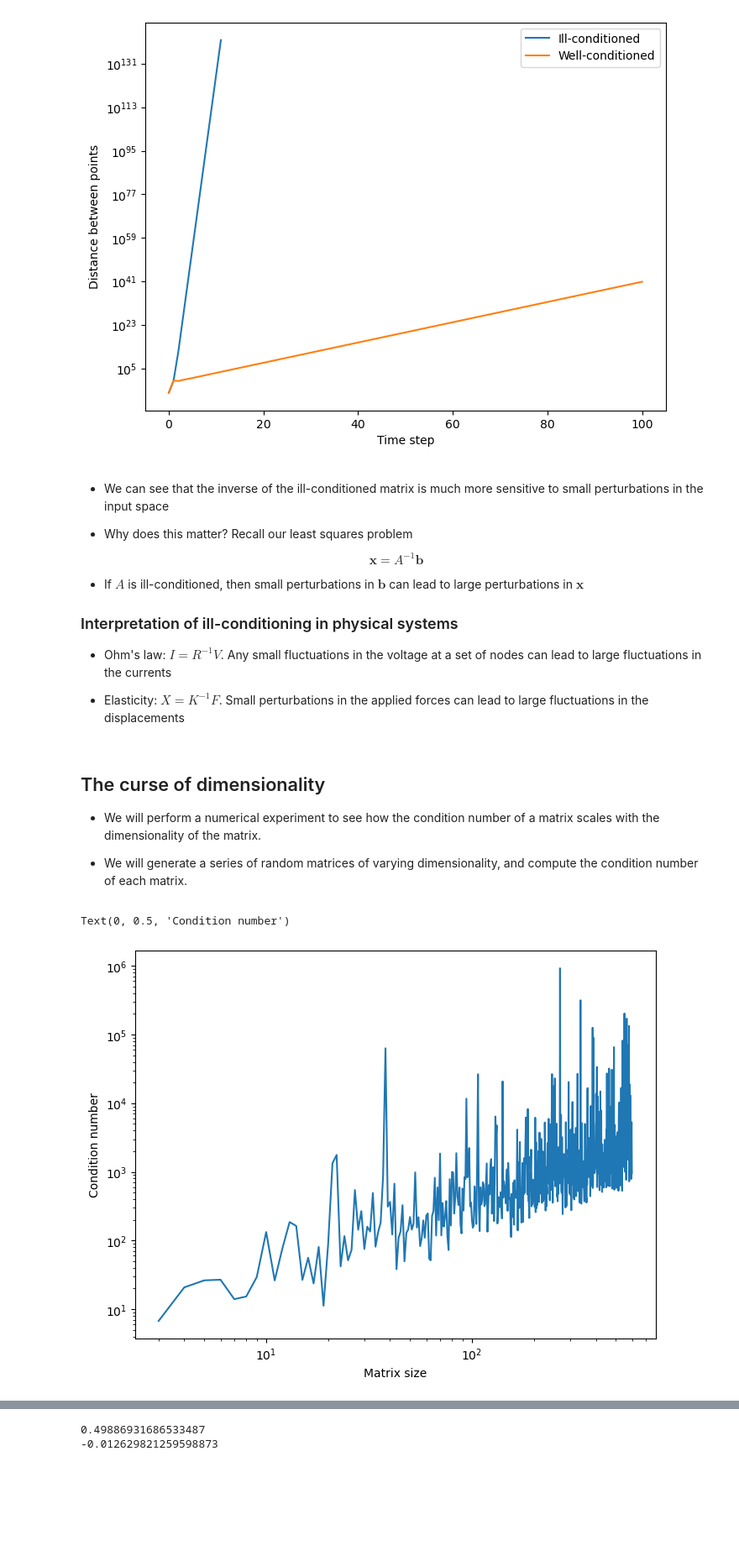
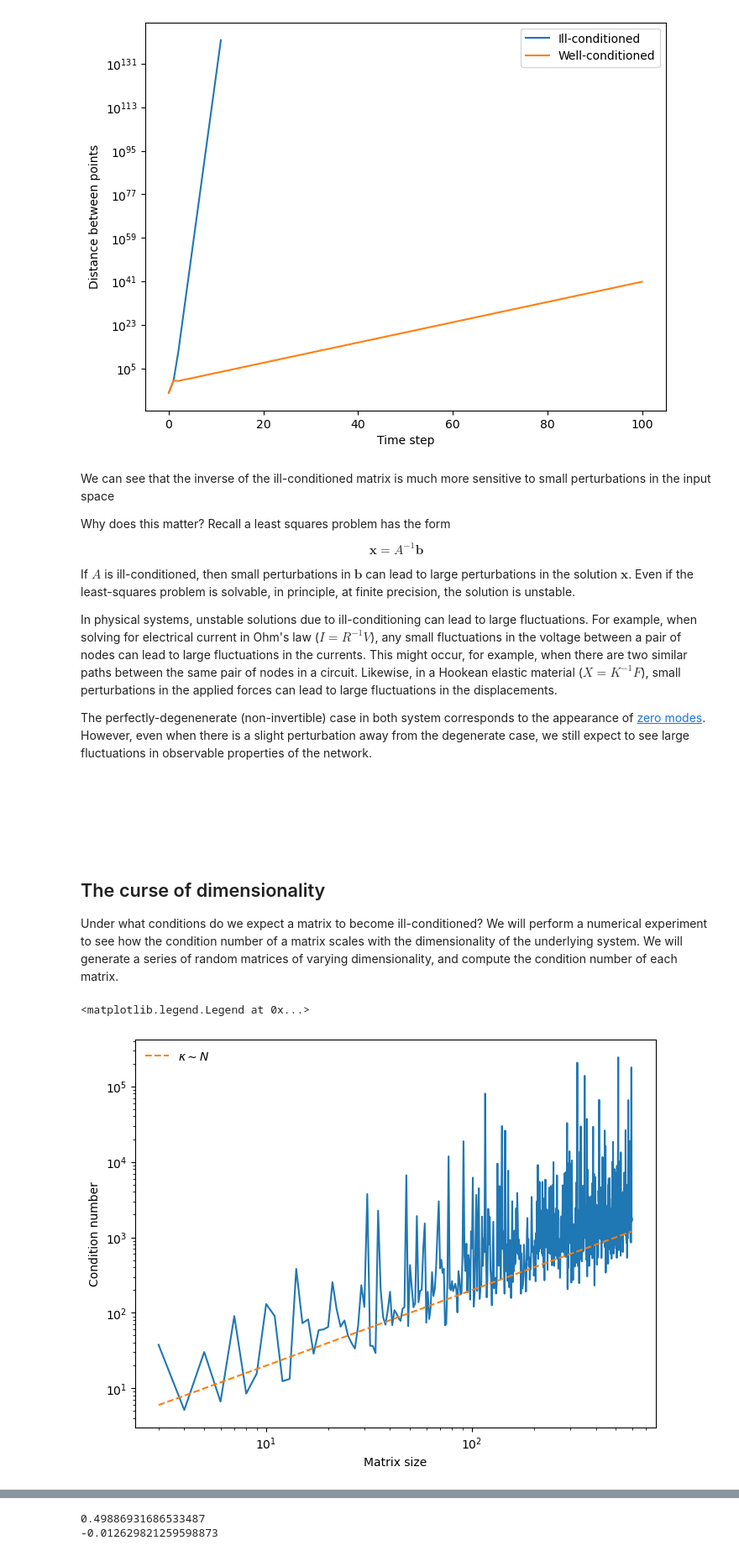
Before and after one commit to williamgilpin/cphy, a Jupyter notebook: talks/numerical_linear_algebra_preconditioning.ipynb, the cells around one changed output, grey strips where cells are left out. Shown at 84% size. Saved outputs shown, nothing was run; the diff lists cells and outputs as text; code cells hidden in the pictures; blank space fills up the shorter version.

```diff
--- a/talks/numerical_linear_algebra_preconditioning.ipynb
+++ b/talks/numerical_linear_algebra_preconditioning.ipynb
@@ -364,0 +344,29 @@ interactive(children=(IntSlider(value=0, description='i', layout=Layout(width='8
+# %%
+import numpy as np
+import matplotlib.pyplot as plt
+
+eps = np.logspace(-5, 1, 16)
+
+fig, axes = plt.subplots(4, 4, figsize=(6, 6), constrained_layout=True)
+axes = axes.ravel()
+
+for ax, e in zip(axes, eps):
+    A = np.array([[1, 1],
+                  [1, 1 + e]])
+    kappa = condition_number(A)
+
+    # draw arrows
+    ax.arrow(0, 0, 1, 1, head_width=0.1, color='black')
+    ax.arrow(0, 0, 1, 1 + e, head_width=0.1, color='blue')
+
+    # formatting
+    ax.set_xlim(0, 2); ax.set_ylim(0, 2)
+    ax.set_aspect('equal', adjustable='box')
+    ax.set_xticks([]); ax.set_yticks([])
+    ax.set_title(f"ε={e:.1e} | κ={kappa:.2e}", fontsize=9)
+
+# Hide any unused axes (in case shape changes)
+for j in range(len(eps), len(axes)):
+    fig.delaxes(axes[j])
+
+plt.show()
@@ -483,44 +576,46 @@ plt.legend(["Ill-conditioned", "Well-conditioned"])
 <matplotlib.legend.Legend at 0x...>
 [figure]
 # %% [markdown]
-+ We can see that the inverse of the ill-conditioned matrix is much more sensitive to small perturbations in the input space
+We can see that the inverse of the ill-conditioned matrix is much more sensitive to small perturbations in the input space
 
-+ Why does this matter? Recall our least squares problem
+Why does this matter? Recall a least squares problem has the form
 
 $$
     \mathbf{x} = A^{-1} \mathbf{b}
 $$
 
-+ If $A$ is ill-conditioned, then small perturbations in $\mathbf{b}$ can lead to large perturbations in $\mathbf{x}$
+If $A$ is ill-conditioned, then small perturbations in $\mathbf{b}$ can lead to large perturbations in the solution $\mathbf{x}$. Even if the least-squares problem is solvable, in principle, at finite precision, the solution is unstable.
 
-### Interpretation of ill-conditioning in physical systems
+In physical systems, unstable solutions due to ill-conditioning can lead to large fluctuations. For example, when solving for electrical current in Ohm's law ($I = R^{-1} V$), any small fluctuations in the voltage between a pair of nodes can lead to large fluctuations in the currents. This might occur, for example, when there are two similar paths between the same pair of nodes in a circuit. Likewise, in a Hookean elastic material ($X = K^{-1} F$), small perturbations in the applied forces can lead to large fluctuations in the displacements.
 
-+ Ohm's law: $I = R^{-1} V$. Any small fluctuations in the voltage at a set of nodes can lead to large fluctuations in the currents
+The perfectly-degenenerate (non-invertible) case in both system corresponds to the appearance of [zero modes](https://boulderschool.yale.edu/sites/default/files/files/boulder-2015a.pdf). However, even when there is a slight perturbation away from the degenerate case, we still expect to see large fluctuations in observable properties of the network.
 
-+ Elasticity: $X = K^{-1} F$. Small perturbations in the applied forces can lead to large fluctuations in the displacements
+<br>
+<br>
+<br>
+<br>
 # %% [markdown]
 ## The curse of dimensionality
 
-+ We will perform a numerical experiment to see how the condition number of a matrix scales with the dimensionality of the matrix.
-
-+ We will generate a series of random matrices of varying dimensionality, and compute the condition number of each matrix.
+Under what conditions do we expect a matrix to become ill-conditioned? We will perform a numerical experiment to see how the condition number of a matrix scales with the dimensionality of the underlying system. We will generate a series of random matrices of varying dimensionality, and compute the condition number of each matrix.
 # %%
 a1 = np.random.random(4)
 
 all_condition_numbers = []
 all_norms = []
 nvals = np.arange(3, 600)
 for n in nvals:
     a = np.random.normal(size=(n, n))
     a /= n**2 ## Sanity check that we aren't getting naive scaling
     all_condition_numbers.append(np.linalg.cond(a))
     all_norms.append(matrix_norm(a))
 plt.figure(figsize=(8, 6))
 plt.loglog(nvals, all_condition_numbers)
-# plt.loglog(nvals, nvals)
+plt.loglog(nvals, 2*nvals**(1), '--', label="$\kappa \sim N$")
 plt.xlabel("Matrix size")
 plt.ylabel("Condition number")
+plt.legend(frameon=False)
 # %% [output]
-Text(0, 0.5, 'Condition number')
+<matplotlib.legend.Legend at 0x...>
-[figure, old version]
+[figure, new version]
 # %% [markdown]
```
Also changed, not shown: parts of 35 cells of this notebook, 4 other files.
